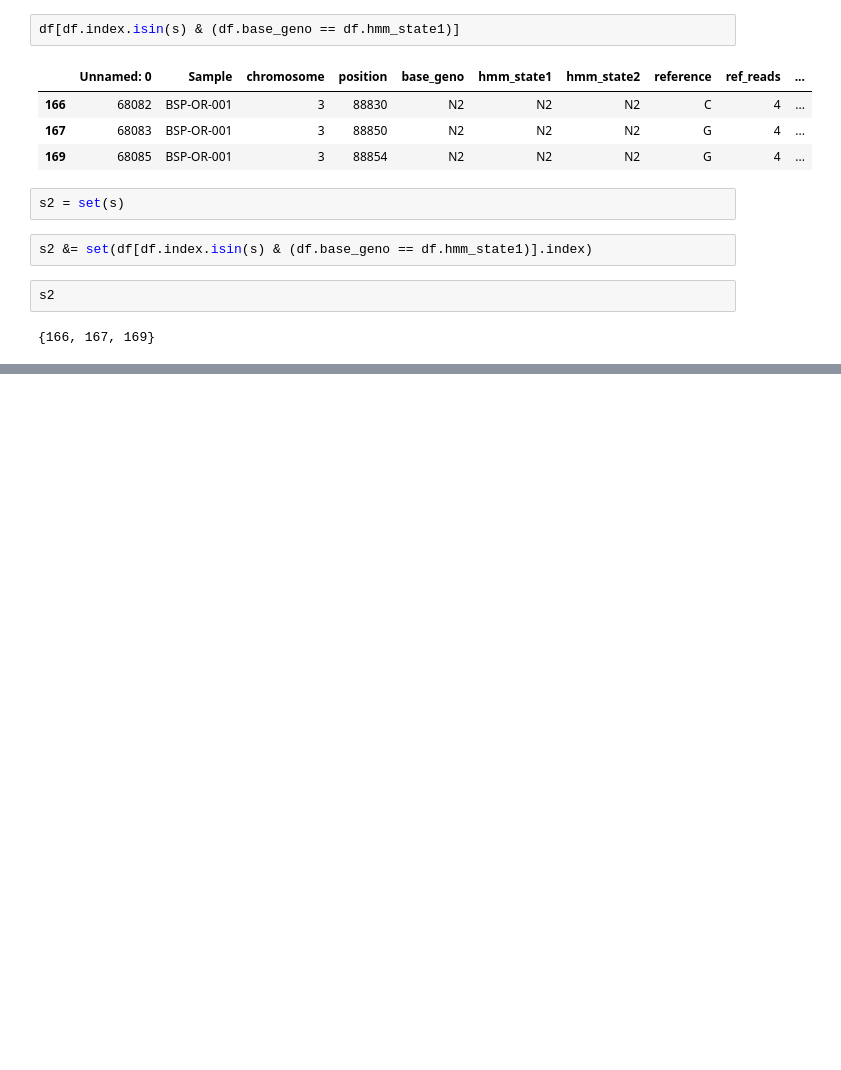
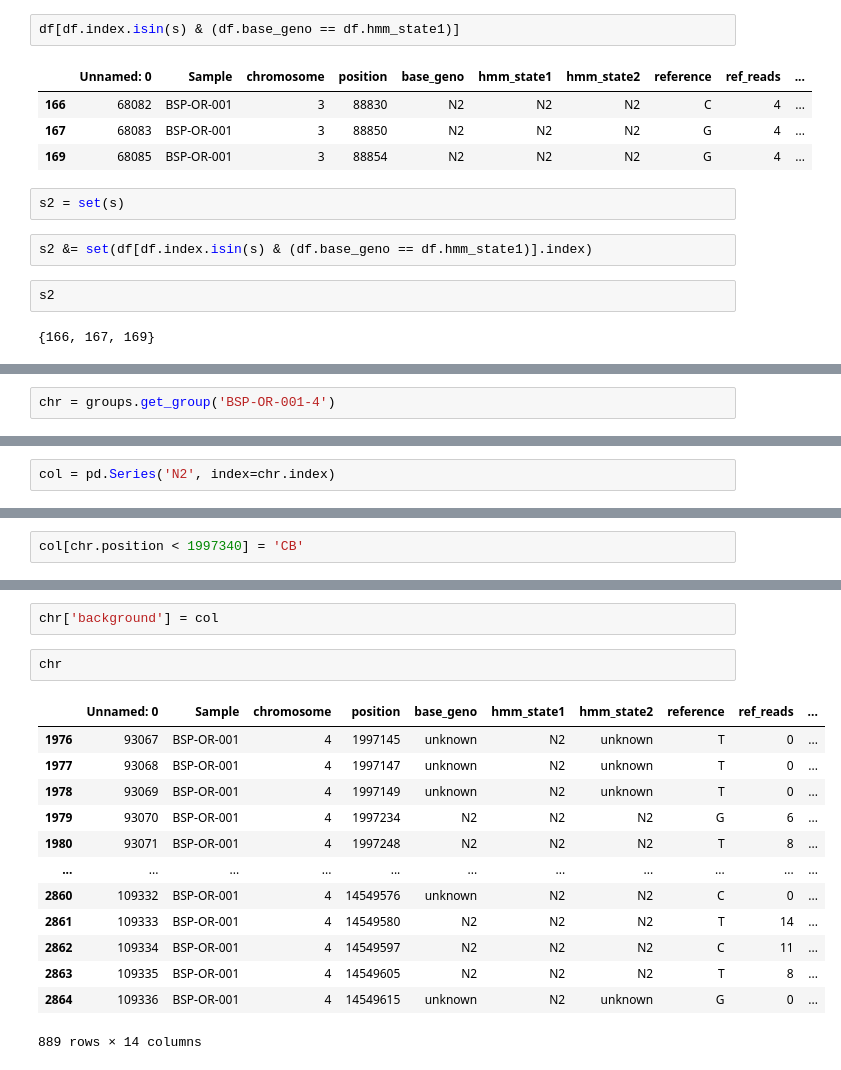
Before and after one commit to conery/crossovers, a Jupyter notebook: sandbox/ncos.ipynb, the cells around one changed output, grey strips where cells are left out. Drawn from its saved outputs; the diff is of its cells as text; blank space fills up the shorter version.

Commit message:
Add background column to blocks

```diff
--- a/sandbox/ncos.ipynb
+++ b/sandbox/ncos.ipynb
@@ -640,0 +675,2 @@ s2
+# %%
+chr = groups.get_group('BSP-OR-001-4')
@@ -640,0 +688,2 @@ s2
+# %%
+col = pd.Series('N2', index=chr.index)
@@ -640,0 +701,2 @@ s2
+# %%
+col[chr.position < 1997340] = 'CB'
@@ -640,0 +718,18 @@ s2
+# %%
+chr['background'] = col
+# %%
+chr
+# %% [output]
+|  | Unnamed: 0 | Sample | chromosome | position | base_geno | hmm_state1 | hmm_state2 | reference | ref_reads | ... |
+| 1976 | 93067 | BSP-OR-001 | 4 | 1997145 | unknown | N2 | unknown | T | 0 | ... |
+| 1977 | 93068 | BSP-OR-001 | 4 | 1997147 | unknown | N2 | unknown | T | 0 | ... |
+| 1978 | 93069 | BSP-OR-001 | 4 | 1997149 | unknown | N2 | unknown | T | 0 | ... |
+| 1979 | 93070 | BSP-OR-001 | 4 | 1997234 | N2 | N2 | N2 | G | 6 | ... |
+| 1980 | 93071 | BSP-OR-001 | 4 | 1997248 | N2 | N2 | N2 | T | 8 | ... |
+| ... | ... | ... | ... | ... | ... | ... | ... | ... | ... | ... |
+| 2860 | 109332 | BSP-OR-001 | 4 | 14549576 | unknown | N2 | N2 | C | 0 | ... |
+| 2861 | 109333 | BSP-OR-001 | 4 | 14549580 | N2 | N2 | N2 | T | 14 | ... |
+| 2862 | 109334 | BSP-OR-001 | 4 | 14549597 | N2 | N2 | N2 | C | 11 | ... |
+| 2863 | 109335 | BSP-OR-001 | 4 | 14549605 | N2 | N2 | N2 | T | 8 | ... |
+| 2864 | 109336 | BSP-OR-001 | 4 | 14549615 | unknown | N2 | unknown | G | 0 | ... |
+889 rows × 14 columns
```
Also changed, not shown: parts of 21 cells of this notebook, 4 other files.
